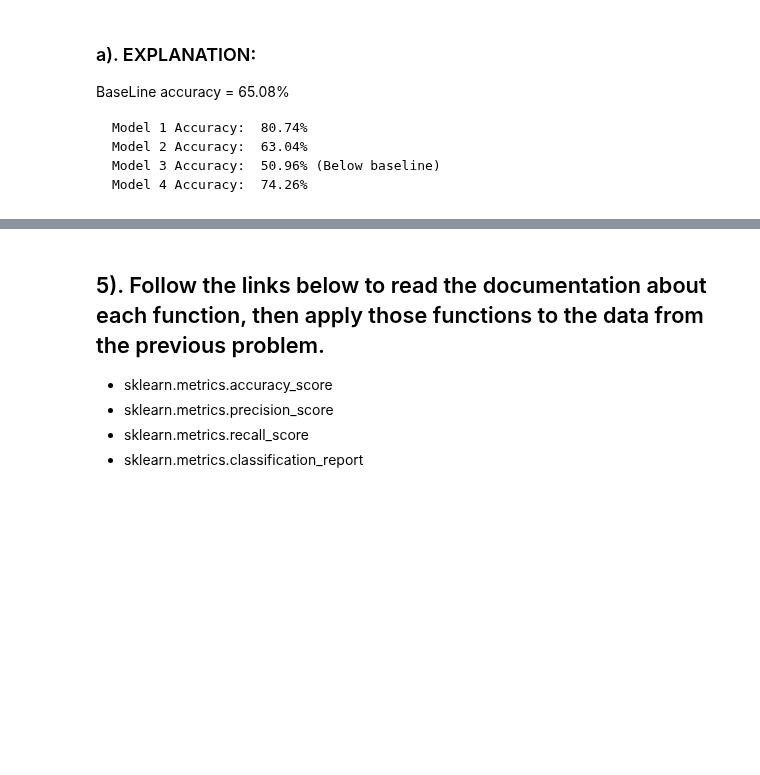
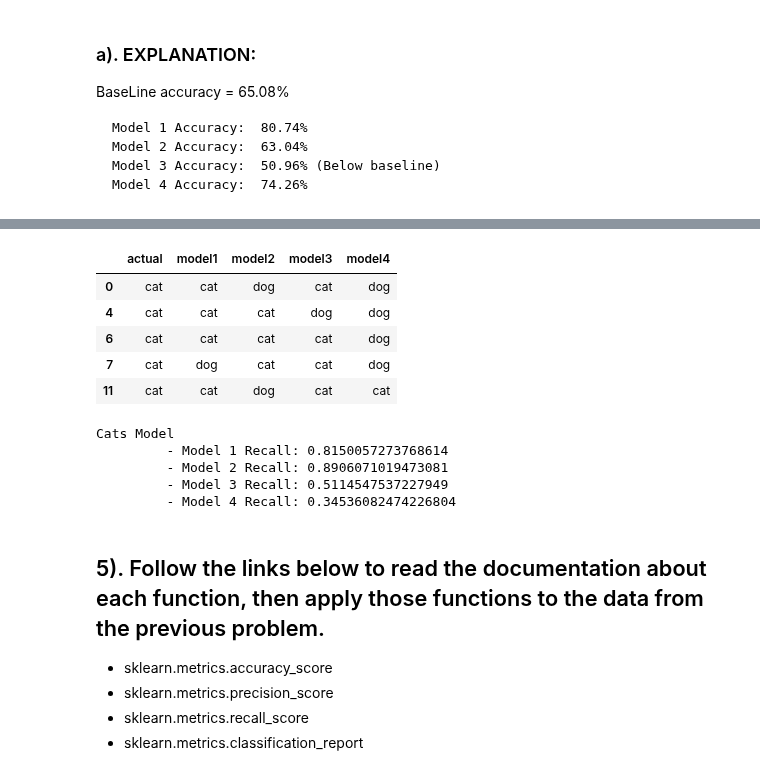
Before and after one commit to stephenkipkurui/regression-exercises, a Jupyter notebook: model_evaluation.ipynb, the cells around one changed output, grey strips where cells are left out. Cells and saved outputs as stored; diff of their text form; code cells hidden in the pictures; blank space fills up the shorter version.

```diff
--- a/model_evaluation.ipynb
+++ b/model_evaluation.ipynb
@@ -617,3 +485,31 @@ NameError: name 'cats_baseline_prediction' is not defined
+# %%
+cat_subset = paws[paws.actual == 'cat']
+cat_subset.head()
+# %% [output]
+|  | actual | model1 | model2 | model3 | model4 |
+| 0 | cat | cat | dog | cat | dog |
+| 4 | cat | cat | cat | dog | dog |
+| 6 | cat | cat | cat | cat | dog |
+| 7 | cat | dog | cat | cat | dog |
+| 11 | cat | cat | dog | cat | cat |
+# %%
+# Recall
+model1_recall = (cat_subset.actual == cat_subset.model1).mean()
+model2_recall = (cat_subset.actual == cat_subset.model2).mean()
+model3_recall = (cat_subset.actual == cat_subset.model3).mean()
+model4_recall = (cat_subset.actual == cat_subset.model4).mean()
+
+print('Cats Model')
+print(f'\t - Model 1 Recall: {model1_recall}')
+print(f'\t - Model 2 Recall: {model2_recall}')
+print(f'\t - Model 3 Recall: {model3_recall}')
+print(f'\t - Model 4 Recall: {model4_recall}')
+# %% [output]
+Cats Model
+         - Model 1 Recall: 0.8150057273768614
+         - Model 2 Recall: 0.8906071019473081
+         - Model 3 Recall: 0.5114547537227949
+         - Model 4 Recall: 0.34536082474226804
 # %% [markdown]
 ## 5). Follow the links below to read the documentation about each function, then apply those functions to the data from the previous problem.
 
```
Also changed, not shown: parts of 32 cells of this notebook.
